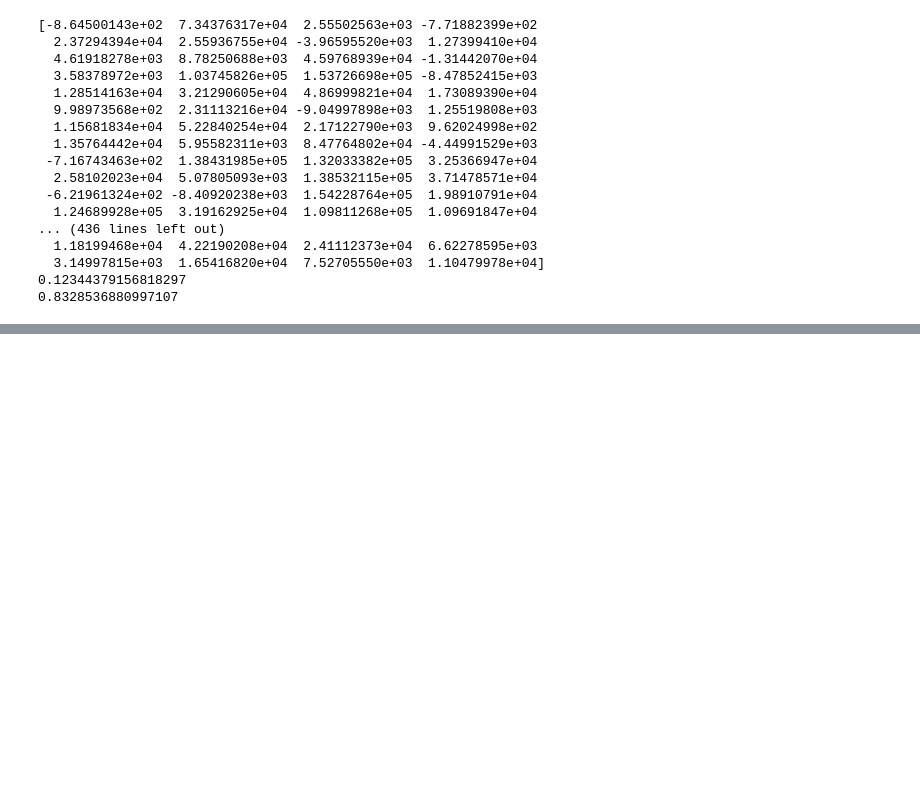
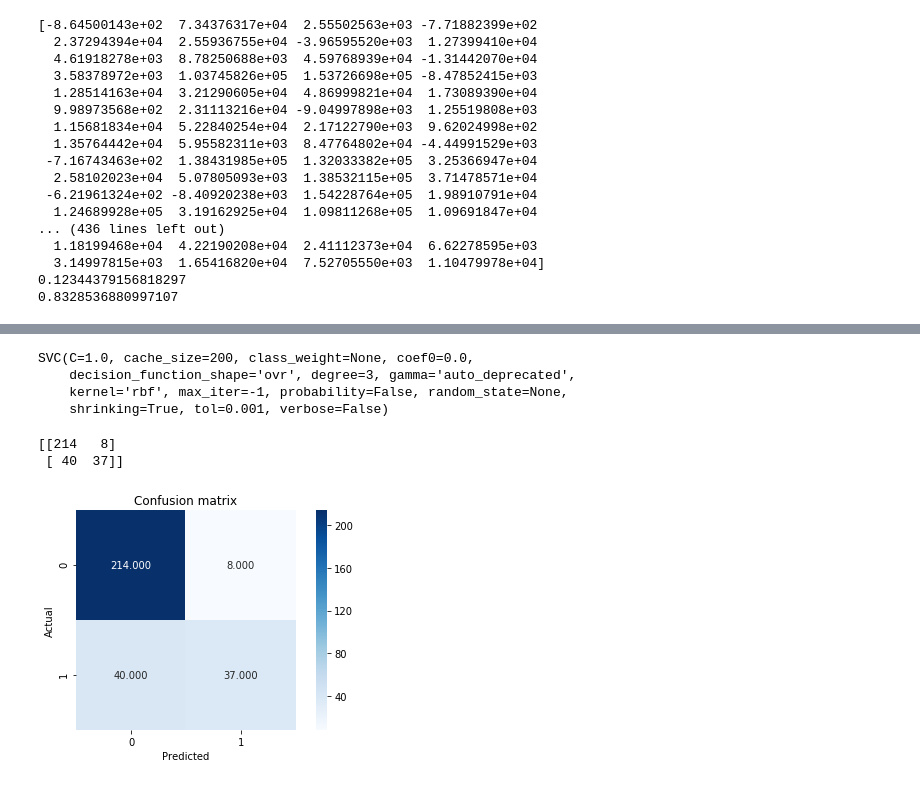
Before and after one commit to ospa1/418proj2, a Jupyter notebook: proj2.ipynb, the cells around one changed output, grey strips where cells are left out. Cells and saved outputs as stored; diff of their text form; code cells hidden in the pictures; blank space fills up the shorter version.

```diff
--- a/proj2.ipynb
+++ b/proj2.ipynb
@@ -113,0 +173,10 @@ print(score_val)
+# %%
+# task 4 - continuation
+# SVM Classifier
+classifier = SVC(kernel='rbf')
+classifier.fit(x_train_scaled_class, Y_train_class.values.ravel())
+# %% [output]
+SVC(C=1.0, cache_size=200, class_weight=None, coef0=0.0,
+    decision_function_shape='ovr', degree=3, gamma='auto_deprecated',
+    kernel='rbf', max_iter=-1, probability=False, random_state=None,
+    shrinking=True, tol=0.001, verbose=False)
@@ -113,0 +185,14 @@ print(score_val)
+# %%
+conf_matrix = metrics.confusion_matrix(Y_val_class, best_y_pred_class)
+print(conf_matrix)
+# %% [output]
+[[214   8]
+ [ 40  37]]
+# %%
+sns.heatmap(conf_matrix, annot = True, fmt = ".3f", square = True, cmap = plt.cm.Blues)
+plt.ylabel('Actual')
+plt.xlabel('Predicted')
+plt.title('Confusion matrix')
+plt.tight_layout()
+# %% [output]
+[figure, added]
```
Also changed, not shown: parts of 19 cells of this notebook.
